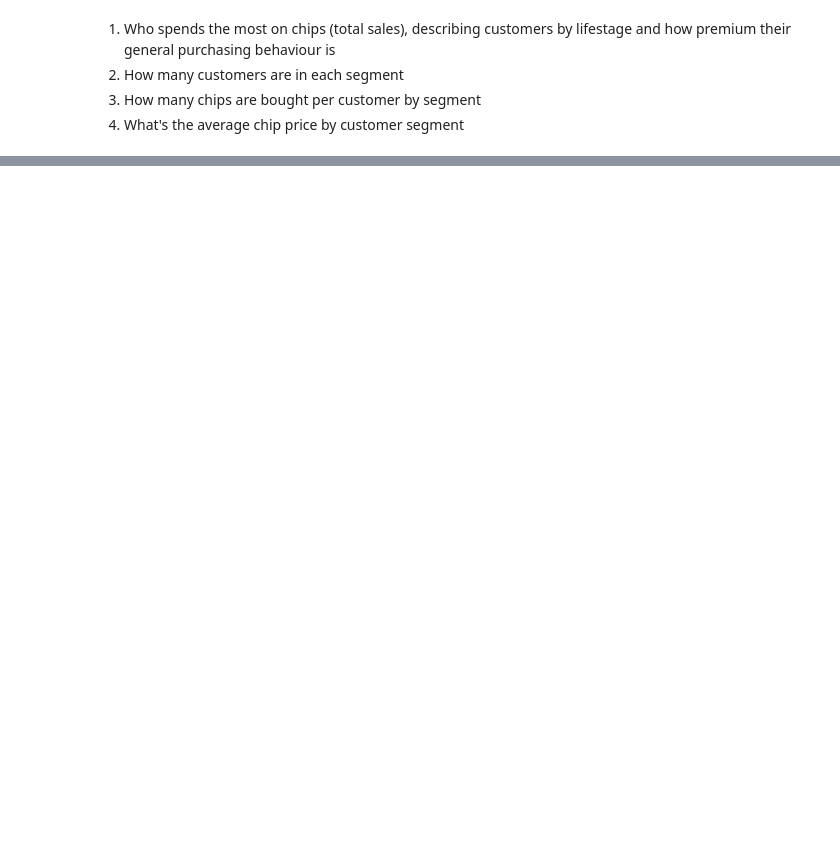
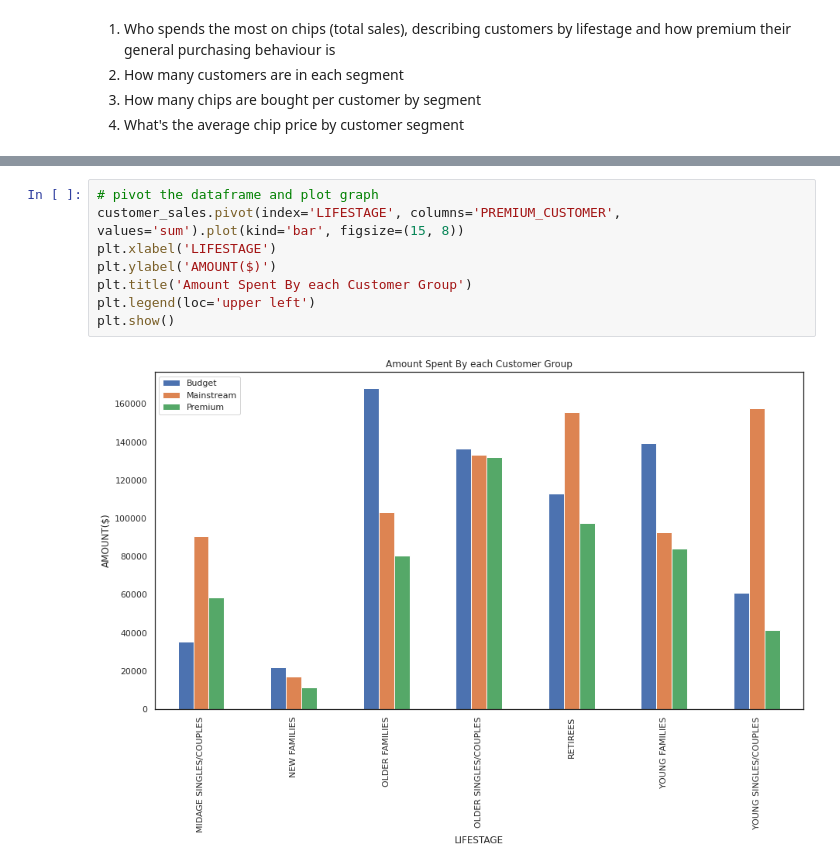
Before and after one commit to wa-le/Quantium-Forage-Virtual-Internship, a Jupyter notebook: my_quantium_vi.ipynb, the cells around one changed output, grey strips where cells are left out. Saved outputs shown, nothing was run; the diff lists cells and outputs as text; blank space fills up the shorter version.

```diff
--- a/my_quantium_vi.ipynb
+++ b/my_quantium_vi.ipynb
@@ -838,0 +836,10 @@ customer_sales.pivot(index='LIFESTAGE', columns='PREMIUM_CUSTOMER', values='sum'
+# %%
+# pivot the dataframe and plot graph
+customer_sales.pivot(index='LIFESTAGE', columns='PREMIUM_CUSTOMER', values='sum').plot(kind='bar', figsize=(15, 8))
+plt.xlabel('LIFESTAGE')
+plt.ylabel('AMOUNT($)')
+plt.title('Amount Spent By each Customer Group')
+plt.legend(loc='upper left')
+plt.show()
+# %% [output]
+[figure, added]
```
Also changed, not shown: parts of 8 cells of this notebook.
